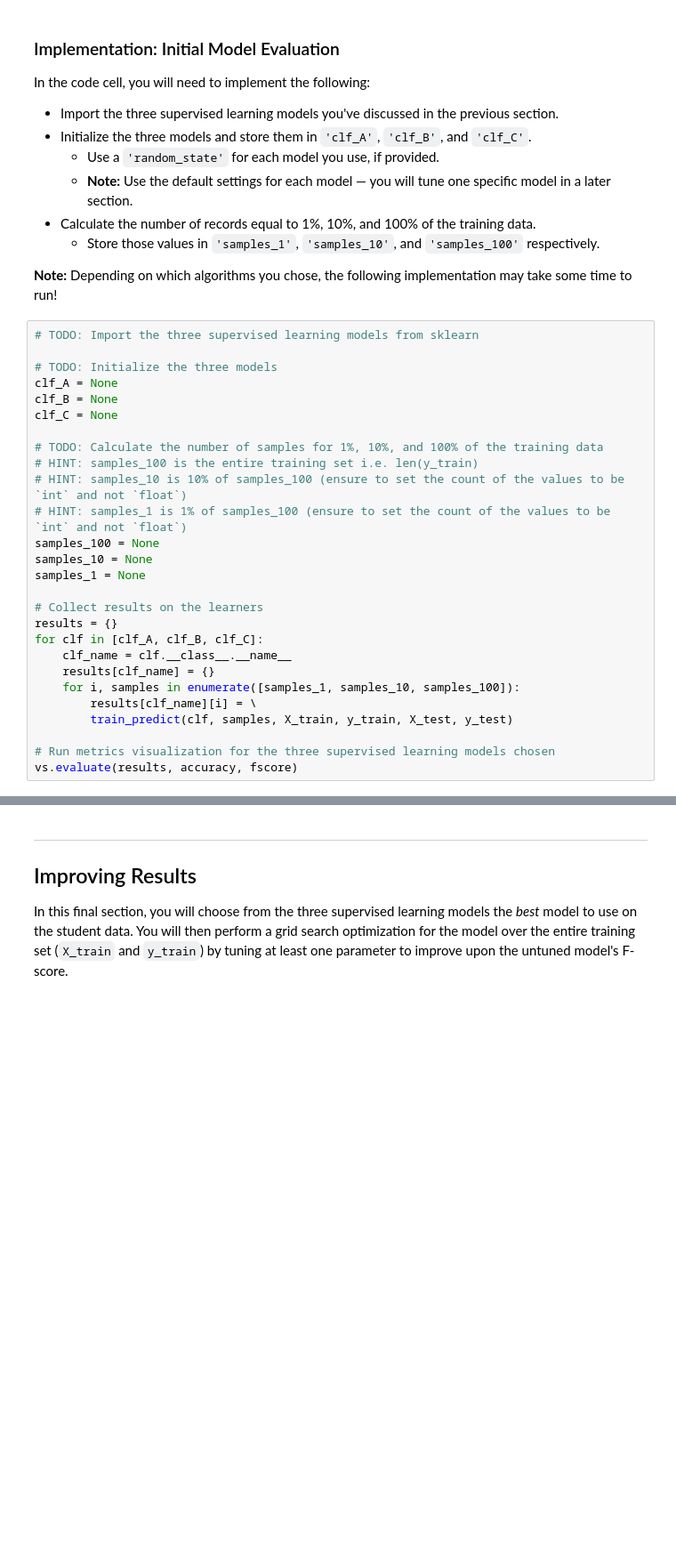
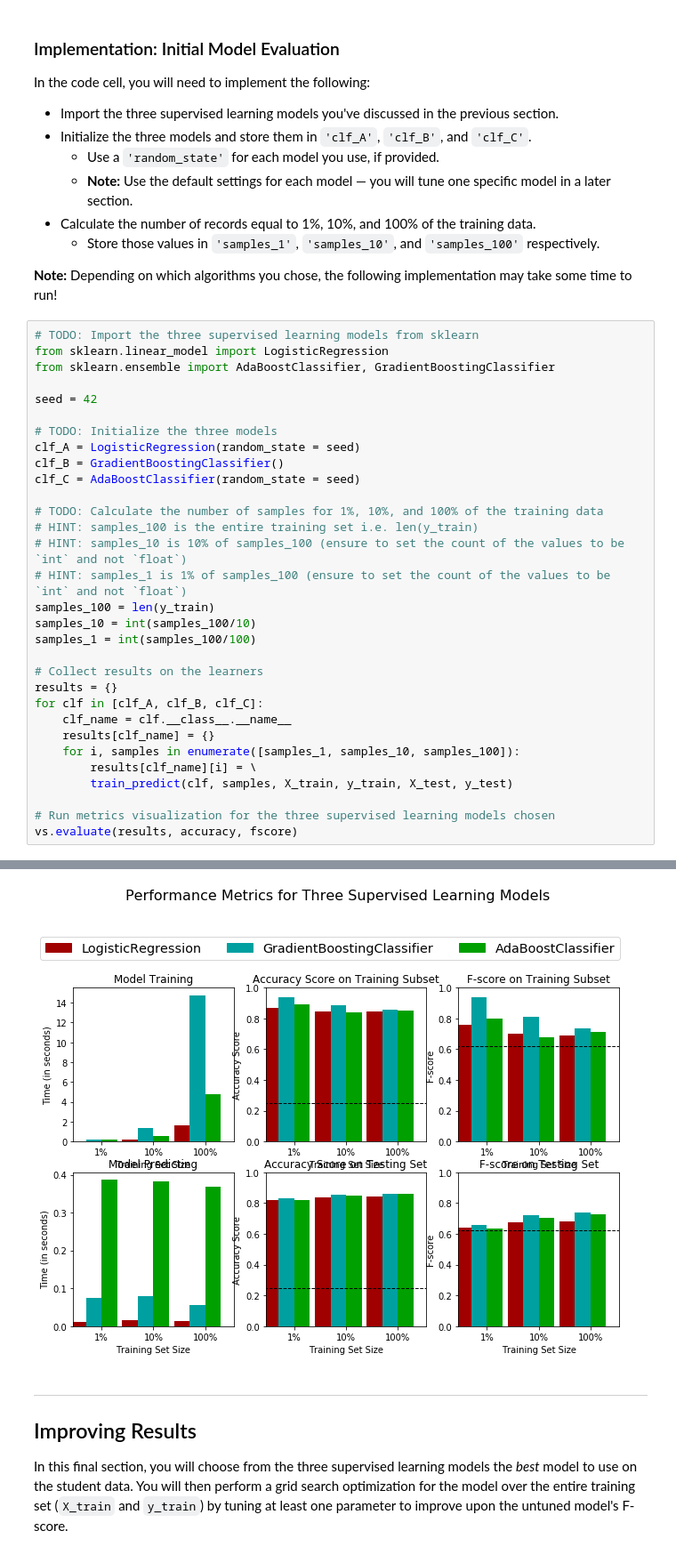
Before and after one commit to gsuemith/DSND_Term1, a Jupyter notebook: projects/p1_charityml/finding_donors.ipynb, the cells around one changed output, grey strips where cells are left out. Shown: that part at 89% size. Drawn from its saved outputs; the diff is of its cells as text; blank space fills up the shorter version.

Commit message:
compare classifier models

```diff
--- a/projects/p1_charityml/finding_donors.ipynb
+++ b/projects/p1_charityml/finding_donors.ipynb
@@ -354,19 +355,23 @@ In the code cell, you will need to implement the following:
 **Note:** Depending on which algorithms you chose, the following implementation may take some time to run!
 # %%
 # TODO: Import the three supervised learning models from sklearn
+from sklearn.linear_model import LogisticRegression
+from sklearn.ensemble import AdaBoostClassifier, GradientBoostingClassifier
+
+seed = 42
 
 # TODO: Initialize the three models
-clf_A = None
-clf_B = None
-clf_C = None
+clf_A = LogisticRegression(random_state = seed)
+clf_B = GradientBoostingClassifier()
+clf_C = AdaBoostClassifier(random_state = seed)
 
 # TODO: Calculate the number of samples for 1%, 10%, and 100% of the training data
 # HINT: samples_100 is the entire training set i.e. len(y_train)
 # HINT: samples_10 is 10% of samples_100 (ensure to set the count of the values to be `int` and not `float`)
 # HINT: samples_1 is 1% of samples_100 (ensure to set the count of the values to be `int` and not `float`)
-samples_100 = None
-samples_10 = None
-samples_1 = None
+samples_100 = len(y_train)
+samples_10 = int(samples_100/10)
+samples_1 = int(samples_100/100)
 
 # Collect results on the learners
 results = {}
@@ -379,3 +384,4 @@ for clf in [clf_A, clf_B, clf_C]:
 
 # Run metrics visualization for the three supervised learning models chosen
 vs.evaluate(results, accuracy, fscore)
+# %% [output]
@@ -382,3 +404,4 @@ vs.evaluate(results, accuracy, fscore)
+[figure, added]
 # %% [markdown]
 ----
 ## Improving Results
```
Also changed, not shown: parts of 3 cells of this notebook.
